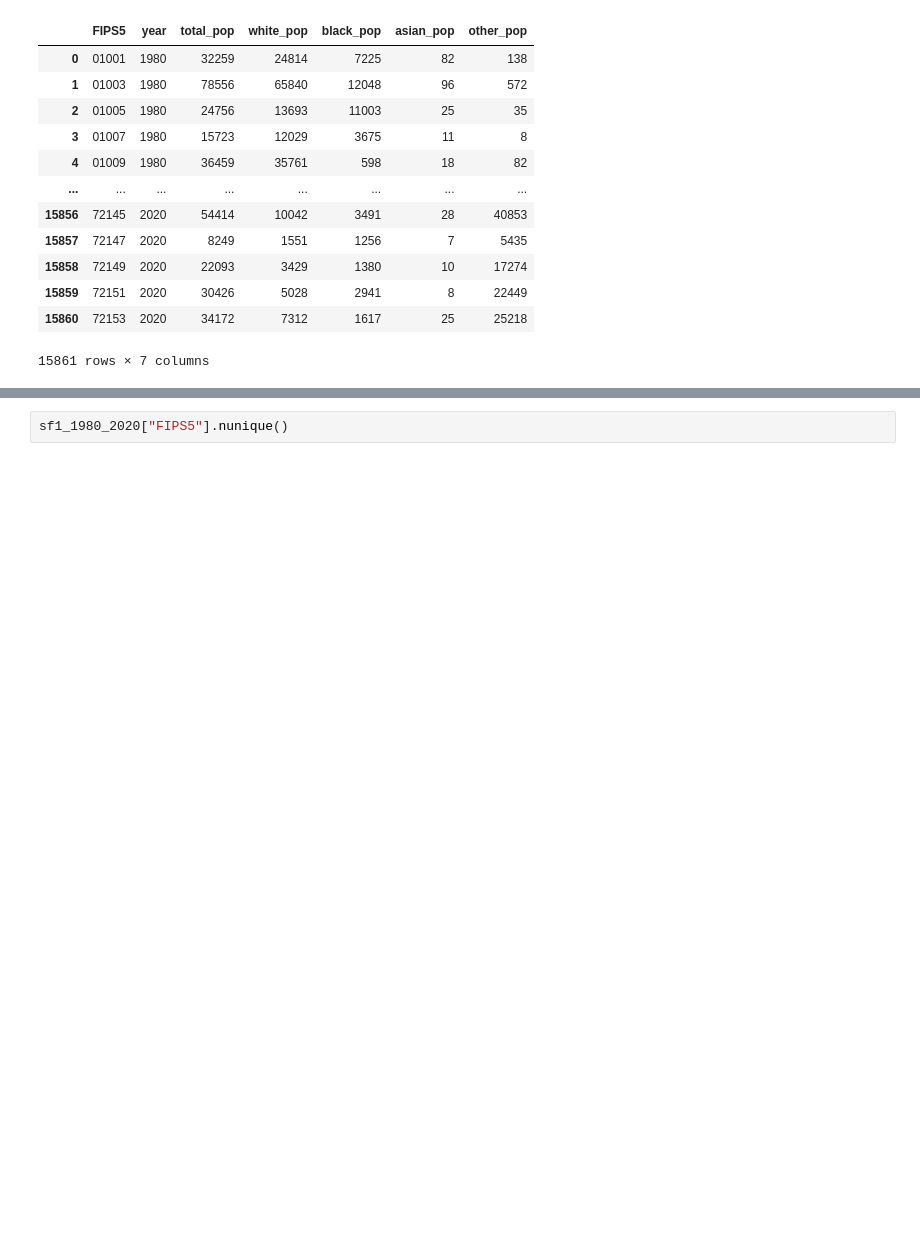
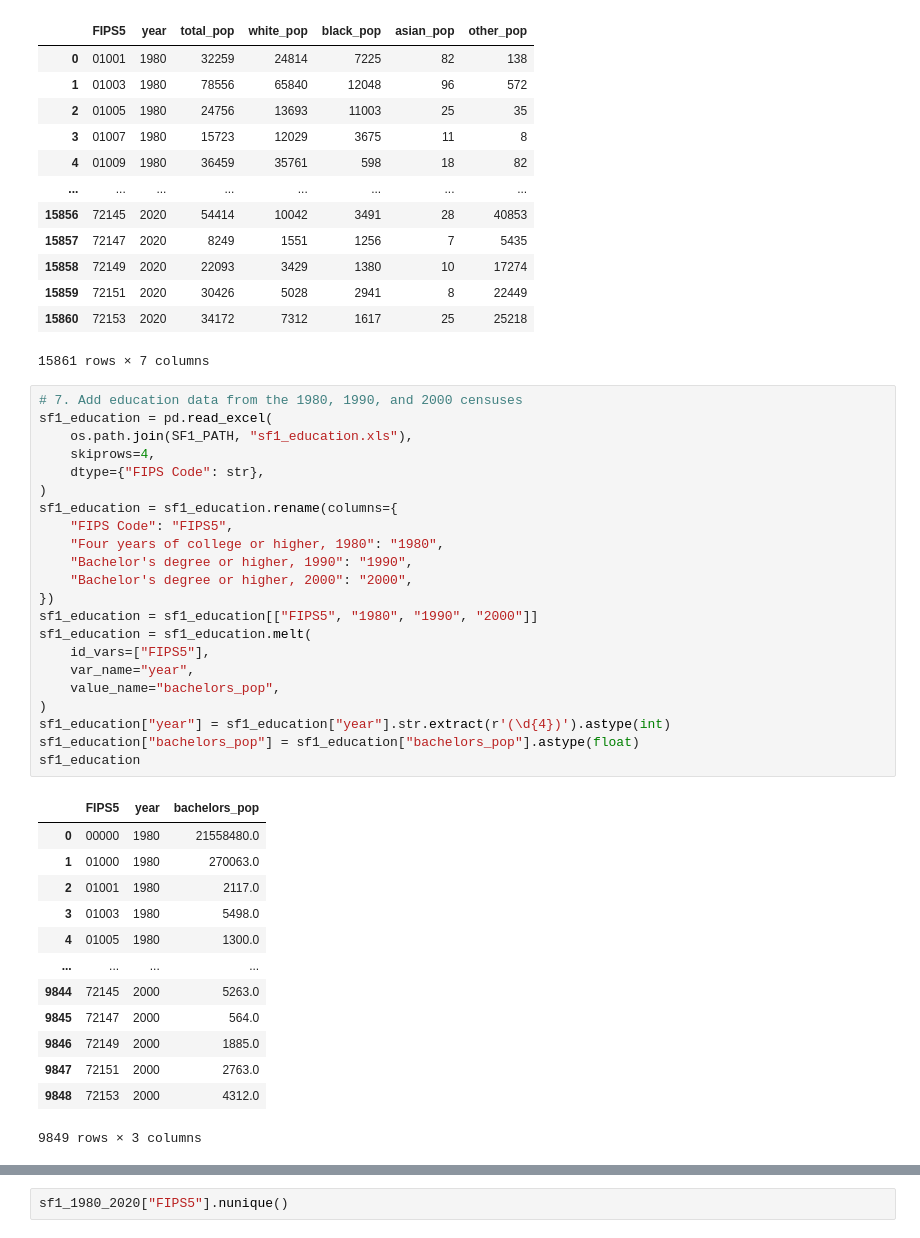
Before and after one commit to koacow/glob-s-RA, a Jupyter notebook: patents/county_panel/process_sf1.ipynb, the cells around one changed output, grey strips where cells are left out. Drawn from its saved outputs; the diff is of its cells as text; blank space fills up the shorter version.

```diff
--- a/patents/county_panel/process_sf1.ipynb
+++ b/patents/county_panel/process_sf1.ipynb
@@ -212,3 +212,39 @@ sf1_1980_2020
 | 15859 | 72151 | 2020 | 30426 | 5028 | 2941 | 8 | 22449 |
 | 15860 | 72153 | 2020 | 34172 | 7312 | 1617 | 25 | 25218 |
 15861 rows × 7 columns
+# %%
+# 7. Add education data from the 1980, 1990, and 2000 censuses
+sf1_education = pd.read_excel(
+    os.path.join(SF1_PATH, "sf1_education.xls"),
+    skiprows=4,
+    dtype={"FIPS Code": str},
+)
+sf1_education = sf1_education.rename(columns={
+    "FIPS Code": "FIPS5",
+    "Four years of college or higher, 1980": "1980",
+    "Bachelor's degree or higher, 1990": "1990",
+    "Bachelor's degree or higher, 2000": "2000",
+})
+sf1_education = sf1_education[["FIPS5", "1980", "1990", "2000"]]
+sf1_education = sf1_education.melt(
+    id_vars=["FIPS5"],
+    var_name="year",
+    value_name="bachelors_pop",
+)
+sf1_education["year"] = sf1_education["year"].str.extract(r'(\d{4})').astype(int)
+sf1_education["bachelors_pop"] = sf1_education["bachelors_pop"].astype(float)
+sf1_education
+# %% [output]
+|  | FIPS5 | year | bachelors_pop |
+| 0 | 00000 | 1980 | 21558480.0 |
+| 1 | 01000 | 1980 | 270063.0 |
+| 2 | 01001 | 1980 | 2117.0 |
+| 3 | 01003 | 1980 | 5498.0 |
+| 4 | 01005 | 1980 | 1300.0 |
+| ... | ... | ... | ... |
+| 9844 | 72145 | 2000 | 5263.0 |
+| 9845 | 72147 | 2000 | 564.0 |
+| 9846 | 72149 | 2000 | 1885.0 |
+| 9847 | 72151 | 2000 | 2763.0 |
+| 9848 | 72153 | 2000 | 4312.0 |
+9849 rows × 3 columns
```
Also changed, not shown: parts of 3 cells of this notebook, 9 other files.
